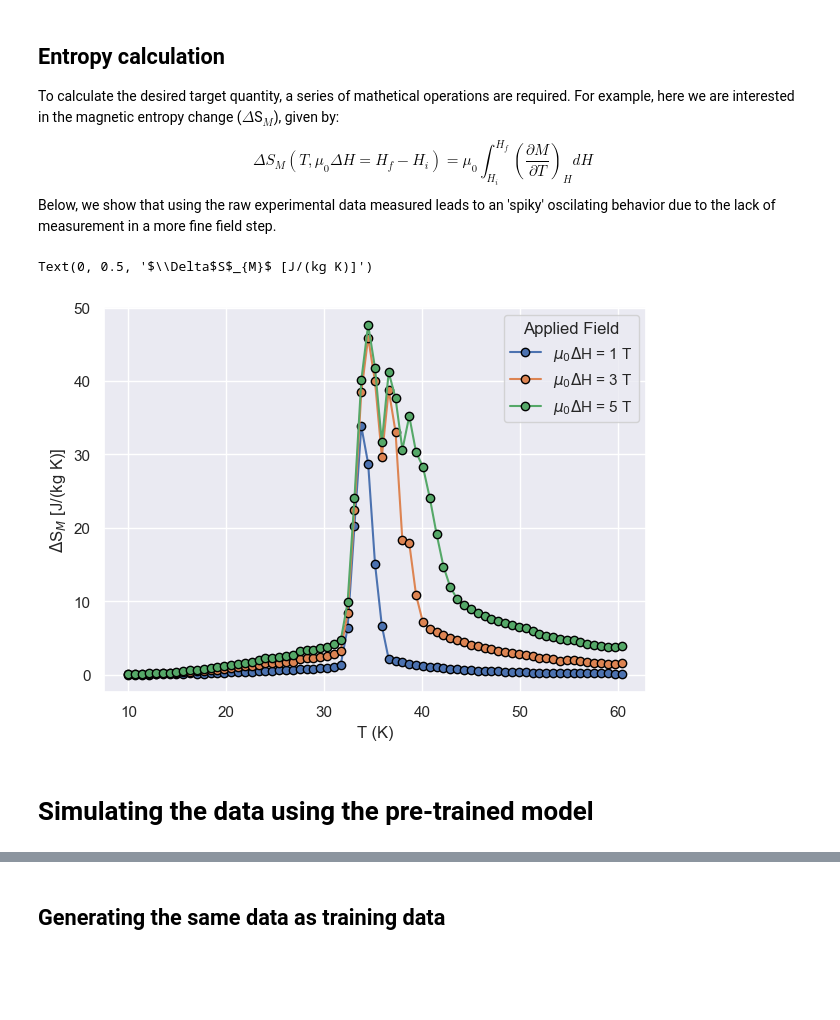
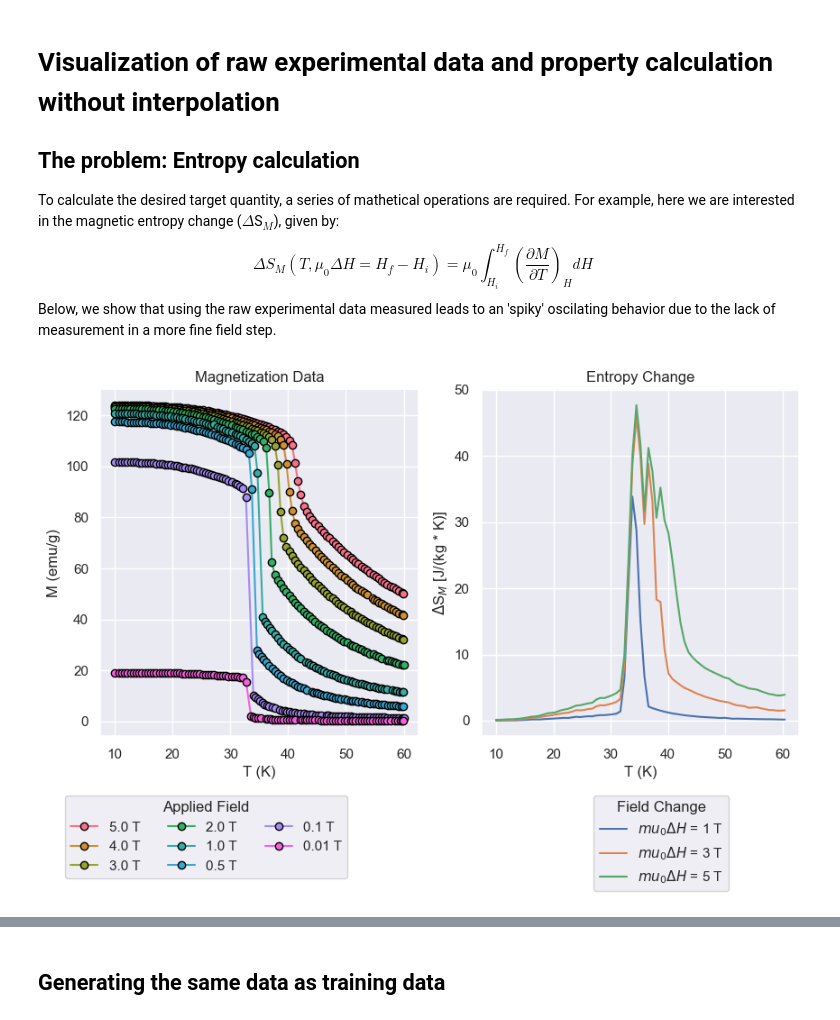
Before and after one commit to kensei-te/mat_interp, a Jupyter notebook: notebooks/Simulation Visualizaiton.ipynb, the cells around one changed output, grey strips where cells are left out. Saved outputs shown, nothing was run; the diff lists cells and outputs as text; code cells hidden in the pictures; blank space fills up the shorter version.

```diff
--- a/notebooks/Simulation Visualizaiton.ipynb
+++ b/notebooks/Simulation Visualizaiton.ipynb
@@ -13,9 +13,0 @@ from mat_interp.utils.mce import calculate_entropy
-# %%
-SAVED_WEIGHTS = "optest/modeltrial_36/"
-EXP_DATA = "../example_data/traindata_Section3_1.csv"
-exp_df = pd.read_csv(EXP_DATA)
-WEIGHT = 0.61 * 1e-3 # in kilograms
-# Unit conversion (J/T Kg) and field in kg
-measured_fields = exp_df['X2_demo1'].unique()
-import seaborn as sns
-sns.set()
@@ -37,5 +14,7 @@ Text(0, 0.5, 'M (emu/kg)')
 # %% [markdown]
-## Entropy calculation
+# Visualization of raw experimental data and property calculation without interpolation
+
+## **The problem**: Entropy calculation
 To calculate the desired target quantity, a series of mathetical operations are required.
 For example, here we are interested in the magnetic entropy change ($\Delta$S$_{M}$), given by:
 
@@ -54,15 +26,0 @@ ds_original = calculate_entropy(df = df_to_calculate, t_column = "X1_demo1", h_c
-# %%
-fields_to_plot = [1, 3, 5] # Plot 1 3 and 5 T
-fig, ax = plt.subplots(figsize=(7,5))
-for field in fields_to_plot:
-    df_plot = ds_original.query("dh == @field")
-    plt.plot(df_plot.t, df_plot.ds,'o-', mec='black', label = rf"$\mu_{0} \Delta$H = {field} T")
-plt.legend()
-plt.legend(bbox_to_anchor=(1,1), title="Applied Field")
-plt.xlabel("T (K)")
-plt.ylabel(r"$\Delta$S$_{M}$ [J/(kg K)]")
-# %% [output]
-Text(0, 0.5, '$\\Delta$S$_{M}$ [J/(kg K)]')
-[figure, removed]
-# %% [markdown]
-# Simulating the data using the pre-trained model
@@ -68,0 +30,8 @@ Text(0, 0.5, '$\\Delta$S$_{M}$ [J/(kg K)]')
+# %%
+entropy_exp = plot_entropy_curve(data = exp_df,
+                                 temperature_column = "X1_demo1",
+                                 field_column="X2_demo1",
+                                 magnetization_column = "Y_demo1",
+                                 return_entropy = True)
+# %% [output]
+[figure, added]
```
Also changed, not shown: parts of 24 cells of this notebook, 1 other file.
